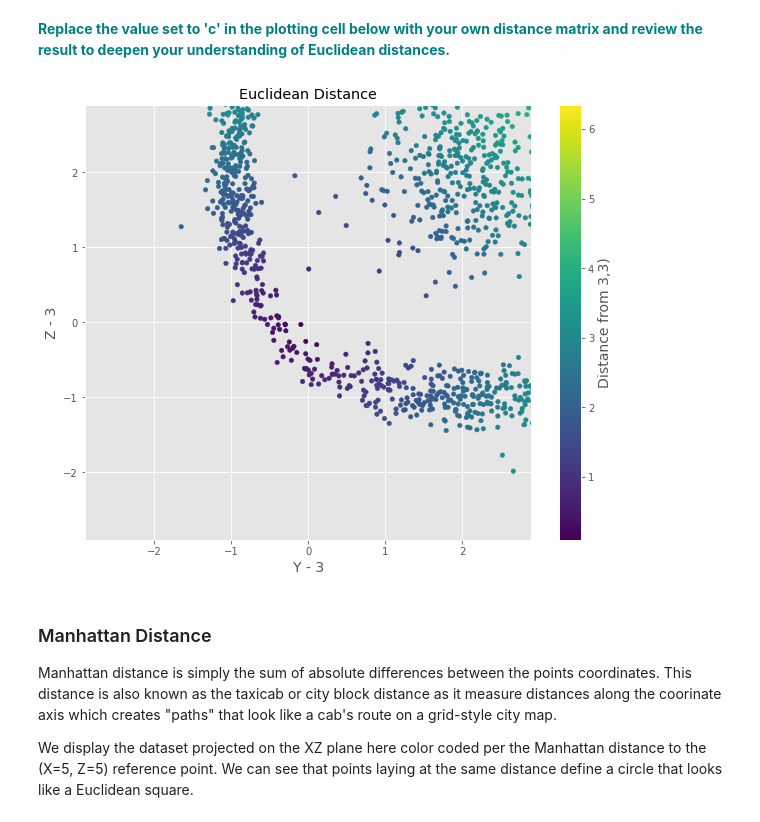
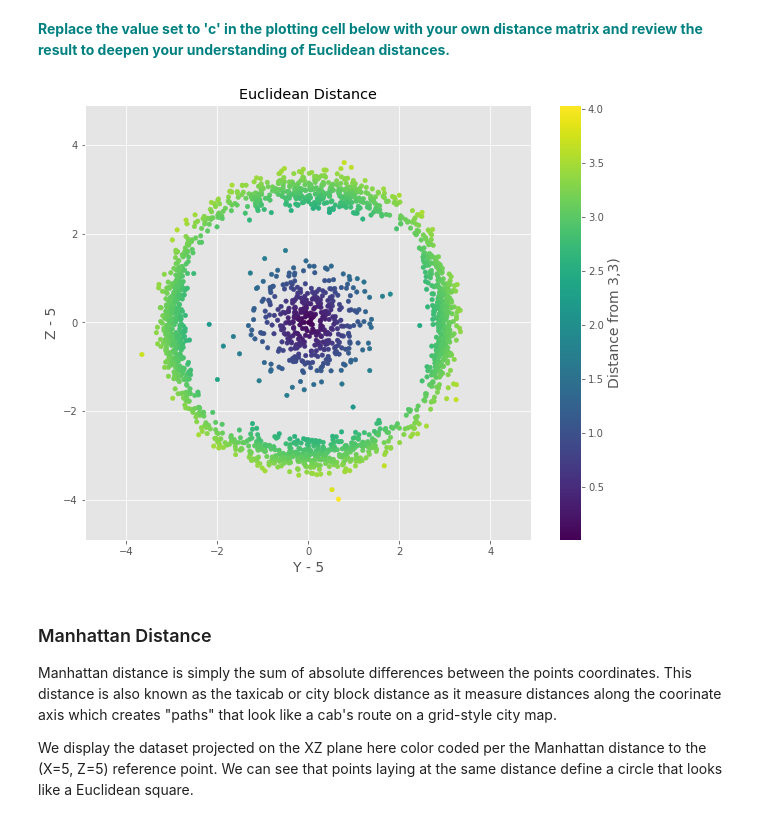
Before and after one commit to richasethi3/Springboard_Exercises, a Jupyter notebook: 15.2_Euclidean_and_Manhattan_Distances_Case_Study/Euclidean_and_Manhattan_Distances_Case_Study.ipynb, the cells around one changed output. Cells and saved outputs as stored; diff of their text form; code cells hidden in the pictures.

```diff
--- a/15.2_Euclidean_and_Manhattan_Distances_Case_Study/Euclidean_and_Manhattan_Distances_Case_Study.ipynb
+++ b/15.2_Euclidean_and_Manhattan_Distances_Case_Study/Euclidean_and_Manhattan_Distances_Case_Study.ipynb
@@ -40,18 +40,18 @@ distEuclid_3 = np.sqrt((df.Z - 3)**2 + (df.Y - 3)**2)
 # %%
 figEuclid = plt.figure(figsize=[10,8])
 
-plt.scatter(df.Y - 3, df.Z-3, c=distEuclid_3, s=20)
-plt.ylim([-2.9,2.9])
-plt.xlim([-2.9,2.9])
-plt.xlabel('Y - 3', size=14)
-plt.ylabel('Z - 3', size=14)
+plt.scatter(df.Y - 5, df.Z-5, c=distEuclid, s=20)
+plt.ylim([-4.9,4.9])
+plt.xlim([-4.9,4.9])
+plt.xlabel('Y - 5', size=14)
+plt.ylabel('Z - 5', size=14)
 plt.title('Euclidean Distance')
 cb = plt.colorbar()
 cb.set_label('Distance from 3,3)', size=14)
 
 #figEuclid.savefig('plots/Euclidean.png')
 # %% [output]
-[figure, old version]
+[figure, new version]
 # %% [markdown]
 ### Manhattan Distance
 
```
Also changed, not shown: parts of 2 cells of this notebook.
